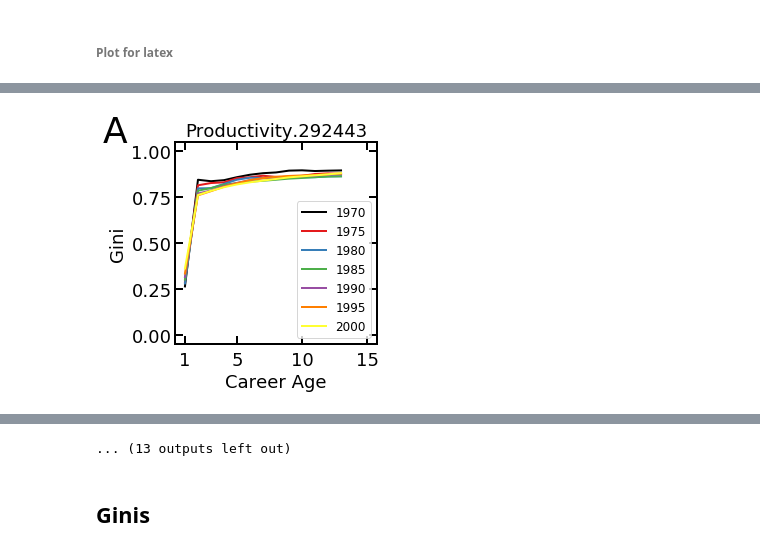
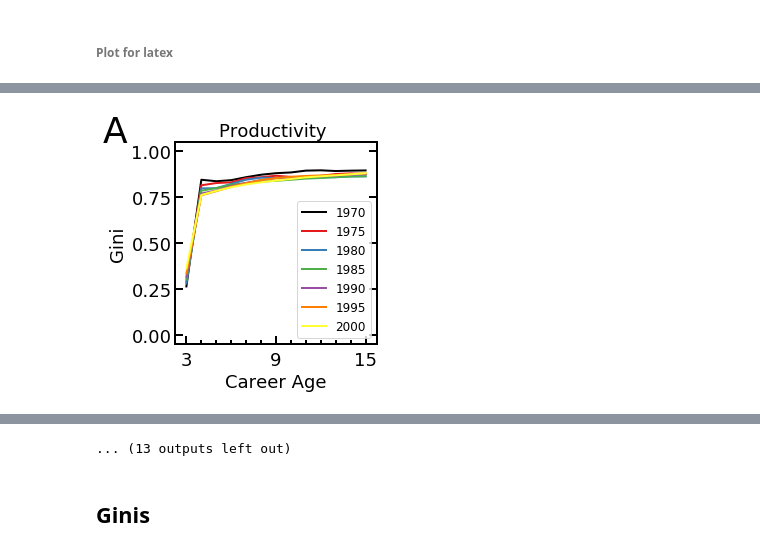
Before and after one commit to gesiscss/inequality, a Jupyter notebook: 7.Citation and Publication analysis.ipynb, the cells around one changed output, grey strips where cells are left out. Drawn from its saved outputs; the diff is of its cells as text; code cells hidden in the pictures.

```diff
--- a/7.Citation and Publication analysis.ipynb
+++ b/7.Citation and Publication analysis.ipynb
@@ -43,4 +43,4 @@ all_papers_num_cit - create
 # %%
 author_order = pd.read_csv('derived-data/publication_authors_order_2017.csv')
 # %%
-credible_authors = pd.read_csv('derived-data/authors-scientific-extended.csv')
+credible_authors = pd.read_csv('derived-data/authors-scientific-extended_all.csv')
@@ -794,4 +662,5 @@ plot_cohort_size_over_years()
 # %%
+from matplotlib.ticker import MultipleLocator, FixedLocator
 def plot_criteria_over_career_ages(data, criteria, criteria_name, title, letter, x_start=1, x_end=15, legend=True, name_ext=''):
     linewidth = 2
     fontsize = 18
@@ -803,7 +672,6 @@ def plot_criteria_over_career_ages(data, criteria, criteria_name, title, letter,
         df = data[data['start_year'] == cohort[i]]
         df = df[(df['career_age'] >= x_start) & (df['career_age'] <= x_end)]
         ax.plot(df['career_age'], df[criteria], linewidth=linewidth, label=cohort[i], color=color[i])
-    ax.set_xlim([0.25, 15.75])
     ax.set_ylim([-0.05, 1.05])
     if 'gini' in criteria:
         ax.set_ylim([-0.05, 1.05])
@@ -811,12 +679,13 @@ def plot_criteria_over_career_ages(data, criteria, criteria_name, title, letter,
         ax.set_ylim([-0.004, 0.074])
     if 'pzero' in criteria:
         ax.set_ylim([-0.05, 1.05])
-    ax.xaxis.set_ticks_position('both')
+    ax.xaxis.set_ticks_position('bottom')
     ax.yaxis.set_ticks_position('both')
+    ax.xaxis.set_minor_locator(MultipleLocator(1))
     ax.set_xlabel('Career Age', fontsize=fontsize)
     ax.set_ylabel(f'{criteria_name}', fontsize=fontsize)
     ax.set_title(title, fontsize=fontsize)
-    ax.set_xticks([1, 5, 10, 15])
+
     ax.tick_params(axis="x", which='major', direction="in", width=linewidth, size=4*linewidth, labelsize=fontsize, pad=7)
     ax.tick_params(axis="x", which='minor', direction="in", width=linewidth, size=2*linewidth, labelsize=fontsize, pad=7)
     ax.tick_params(axis="y", which='major', direction="in", width=linewidth, size=4*linewidth, labelsize=fontsize)
@@ -825,6 +694,15 @@ def plot_criteria_over_career_ages(data, criteria, criteria_name, title, letter,
     ax.spines['right'].set_linewidth(linewidth)
     ax.spines['bottom'].set_linewidth(linewidth)
     ax.spines['top'].set_linewidth(linewidth)
+    if x_end == 13:
+        ax.set_xlim([0.25, 13.75])
+        ax.set_xticks([])
+        ax.xaxis.set_major_locator(FixedLocator([1, 7, 13]))
+        ax.set_xticks([1, 7, 13])
+        ax.set_xticklabels(['3', '9', '15'])
+    else:
+        ax.set_xlim([0.25, 15.75])
+        ax.set_xticks([1, 5, 10, 15])
     if legend: ax.legend(fontsize=fontsize-6)
     plt.gcf().text(0., 0.9, letter, fontsize=fontsize*2)
     plt.subplots_adjust(left=0.25, right=0.95, bottom=0.2, top=0.9)
@@ -871,10 +749,10 @@ def get_num_auth(citations_window):
     return citations_window['author'].nunique()
 
 def get_config(crit, crit_name, size=""):
-    config1 = [(f'{crit}_cum_num_pub', f'{crit_name}', f'Productivity.{size}'), #Cumulative
-               (f'{crit}_win_num_pub', f'{crit_name}', f'Productivity.{size}'), #Window
-                (f'{crit}_cum_num_cit', f'{crit_name}', f'Recognition.{size}'), #Cumulative
-                (f'{crit}_win_num_cit', f'{crit_name}', f'Recognition.{size}')] #Window
+    config1 = [(f'{crit}_cum_num_pub', f'{crit_name}', f'Productivity {size}'), #Cumulative
+               (f'{crit}_win_num_pub', f'{crit_name}', f'Productivity {size}'), #Window
+                (f'{crit}_cum_num_cit', f'{crit_name}', f'Recognition {size}'), #Cumulative
+                (f'{crit}_win_num_cit', f'{crit_name}', f'Recognition {size}')] #Window
     return config1
 
 def get_config2(crit, crit_name, size=""):
@@ -939,7 +817,7 @@ def plot_for_latex2(citations_window, citations_window_first, x_ends):
 def plot_for_latex(citations_window, citations_window_first, x_ends):
     # all authors
     cohort_counts_gini = agg_data_df(citations_window, gini, 'gini')
-    plot_array_configs(cohort_counts_gini, get_config('gini', 'Gini', get_num_auth(citations_window)), letters11, x_ends)
+    plot_array_configs(cohort_counts_gini, get_config('gini', 'Gini'), letters11, x_ends)
     # first author
     cohort_counts_gini_first = agg_data_df(citations_window_first, gini, 'gini')
     plot_array_configs(cohort_counts_gini_first, get_config('gini', 'Gini', get_num_auth(citations_window_first)), letters12, x_ends, name_ext='_first')
@@ -952,13 +830,13 @@ def plot_for_latex(citations_window, citations_window_first, x_ends):
     cohort_counts_stayed_gini_first = agg_data_df(citations_window_stayed_first, gini, 'gini')
     plot_array_configs(cohort_counts_stayed_gini_first, get_config('gini', 'Gini', get_num_auth(citations_window_stayed_first)), letters22, x_ends, name_ext='_stay10_first')
     # dropouts removed 5y
-    citations_window_stayed_5 = citations_window[citations_window.dropped_after_5 == False]
-    cohort_counts_stayed_gini_5 = agg_data_df(citations_window_stayed_5, gini, 'gini')
-    plot_array_configs(cohort_counts_stayed_gini_5, get_config('gini', 'Gini', get_num_auth(citations_window_stayed_5)), letters31, x_ends, name_ext='_stay5')
+#     citations_window_stayed_5 = citations_window[citations_window.dropped_after_5 == False]
+#     cohort_counts_stayed_gini_5 = agg_data_df(citations_window_stayed_5, gini, 'gini')
+#     plot_array_configs(cohort_counts_stayed_gini_5, get_config('gini', 'Gini', get_num_auth(citations_window_stayed_5)), letters31, x_ends, name_ext='_stay5')
     # dropouts removed first auth 5y
-    citations_window_stayed_first_5 = citations_window_first[citations_window_first.dropped_after_5 == False]
-    cohort_counts_stayed_gini_first_5 = agg_data_df(citations_window_stayed_first_5, gini, 'gini')
-    plot_array_configs(cohort_counts_stayed_gini_first_5, get_config('gini', 'Gini', get_num_auth(citations_window_stayed_first_5)), letters32, x_ends, name_ext='_stay5_first')
+#     citations_window_stayed_first_5 = citations_window_first[citations_window_first.dropped_after_5 == False]
+#     cohort_counts_stayed_gini_first_5 = agg_data_df(citations_window_stayed_first_5, gini, 'gini')
+#     plot_array_configs(cohort_counts_stayed_gini_first_5, get_config('gini', 'Gini', get_num_auth(citations_window_stayed_first_5)), letters32, x_ends, name_ext='_stay5_first')
 
 plot_for_latex(citations_window, citations_window_first, x_ends)
 # plot_for_latex(citations_window_5, citations_window_first_5, x_ends2)
@@ -970 +848 @@ Wall time: 2min 19s
-[figure, old version]
+[figure, new version]
```
Also changed, not shown: parts of 46 cells of this notebook, 6 other files.
